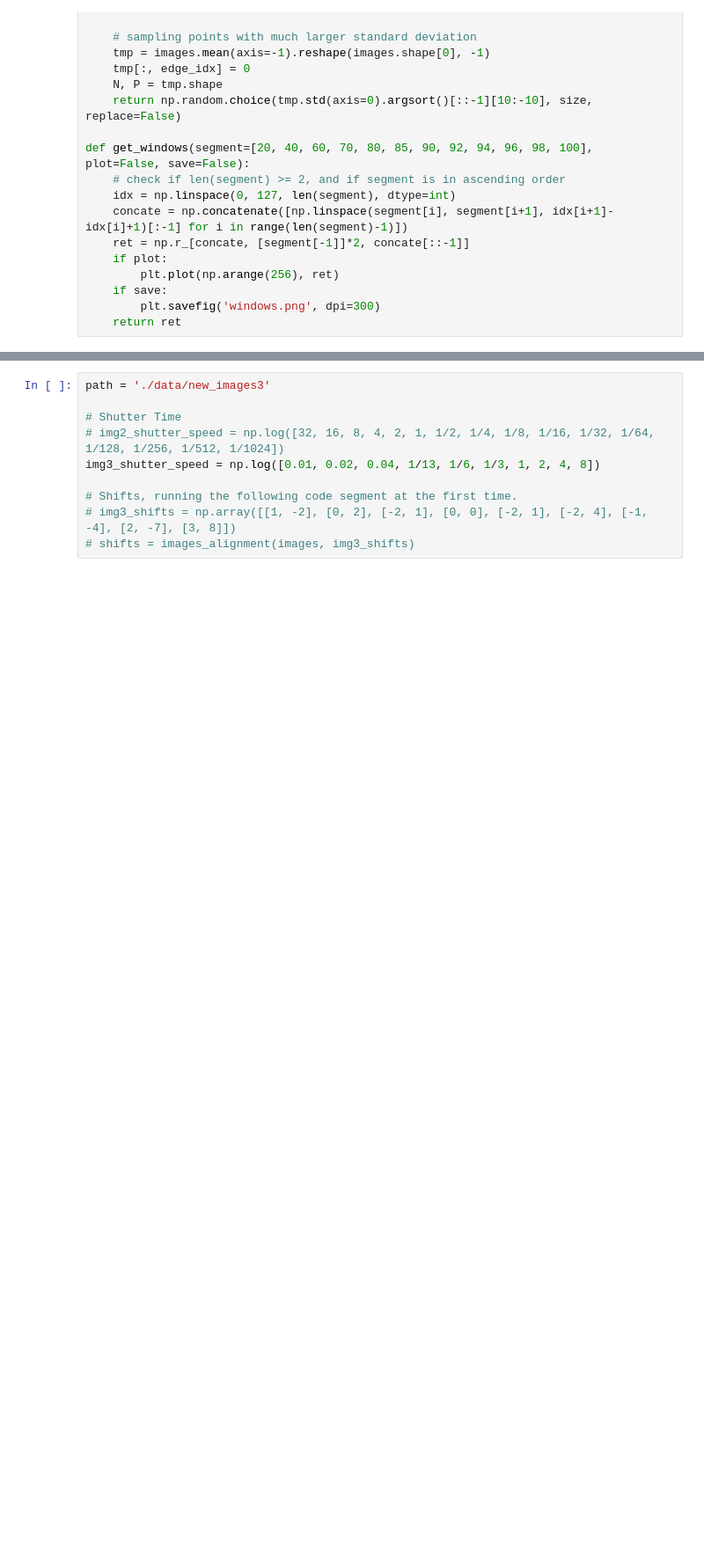
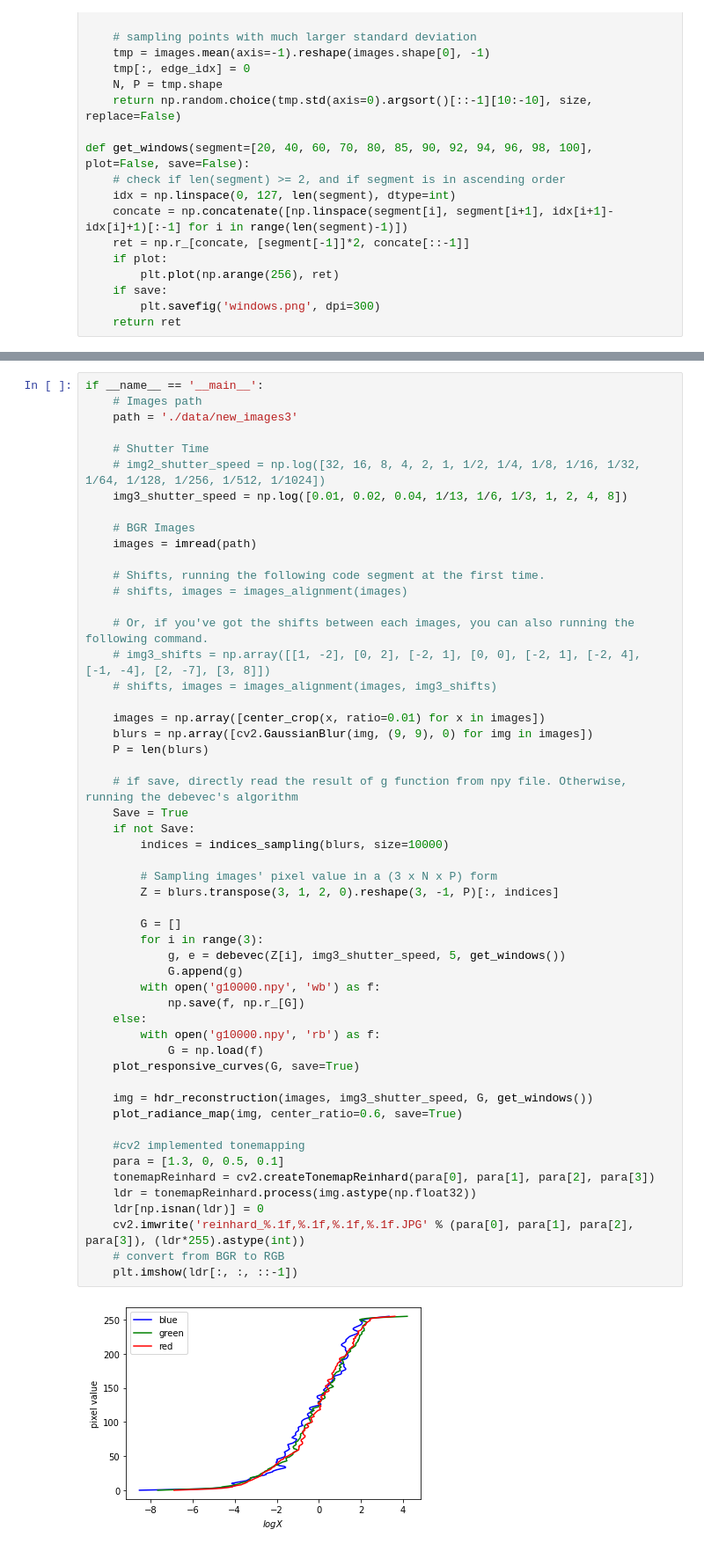
Before and after one commit to b05902105/NTU-VFX-2021-Spring, a Jupyter notebook: hw1/hw1.ipynb, the cells around one changed output, grey strips where cells are left out. Shown at 88% size. Drawn from its saved outputs; the diff is of its cells as text; blank space fills up the shorter version.

Commit message:
structurize the main function, add some comments

```diff
--- a/hw1/hw1.ipynb
+++ b/hw1/hw1.ipynb
@@ -184,10 +185,55 @@ def images_alignment(images, shifts=None):
 # %%
-path = './data/new_images3'
+if __name__ == '__main__':
+    # Images path
+    path = './data/new_images3'
 
-# Shutter Time
-# img2_shutter_speed = np.log([32, 16, 8, 4, 2, 1, 1/2, 1/4, 1/8, 1/16, 1/32, 1/64, 1/128, 1/256, 1/512, 1/1024])
-img3_shutter_speed = np.log([0.01, 0.02, 0.04, 1/13, 1/6, 1/3, 1, 2, 4, 8])
+    # Shutter Time
+    # img2_shutter_speed = np.log([32, 16, 8, 4, 2, 1, 1/2, 1/4, 1/8, 1/16, 1/32, 1/64, 1/128, 1/256, 1/512, 1/1024])
+    img3_shutter_speed = np.log([0.01, 0.02, 0.04, 1/13, 1/6, 1/3, 1, 2, 4, 8])
 
-# Shifts, running the following code segment at the first time.
-# img3_shifts = np.array([[1, -2], [0, 2], [-2, 1], [0, 0], [-2, 1], [-2, 4], [-1, -4], [2, -7], [3, 8]])
-# shifts = images_alignment(images, img3_shifts)
+    # BGR Images
+    images = imread(path)
+
+    # Shifts, running the following code segment at the first time.
+    # shifts, images = images_alignment(images)
+
+    # Or, if you've got the shifts between each images, you can also running the following command.
+    # img3_shifts = np.array([[1, -2], [0, 2], [-2, 1], [0, 0], [-2, 1], [-2, 4], [-1, -4], [2, -7], [3, 8]])
+    # shifts, images = images_alignment(images, img3_shifts)
+
+    images = np.array([center_crop(x, ratio=0.01) for x in images])
+    blurs = np.array([cv2.GaussianBlur(img, (9, 9), 0) for img in images])
+    P = len(blurs)
+
+    # if save, directly read the result of g function from npy file. Otherwise, running the debevec's algorithm
+    Save = True
+    if not Save:
+        indices = indices_sampling(blurs, size=10000)
+
+        # Sampling images' pixel value in a (3 x N x P) form
+        Z = blurs.transpose(3, 1, 2, 0).reshape(3, -1, P)[:, indices]
+
+        G = []
+        for i in range(3):
+            g, e = debevec(Z[i], img3_shutter_speed, 5, get_windows())
+            G.append(g)
+        with open('g10000.npy', 'wb') as f:
+            np.save(f, np.r_[G])
+    else:
+        with open('g10000.npy', 'rb') as f:
+            G = np.load(f)
+    plot_responsive_curves(G, save=True)
+
+    img = hdr_reconstruction(images, img3_shutter_speed, G, get_windows())
+    plot_radiance_map(img, center_ratio=0.6, save=True)
+
+    #cv2 implemented tonemapping
+    para = [1.3, 0, 0.5, 0.1]
+    tonemapReinhard = cv2.createTonemapReinhard(para[0], para[1], para[2], para[3])
+    ldr = tonemapReinhard.process(img.astype(np.float32))
+    ldr[np.isnan(ldr)] = 0
+    cv2.imwrite('reinhard_%.1f,%.1f,%.1f,%.1f.JPG' % (para[0], para[1], para[2], para[3]), (ldr*255).astype(int))
+    # convert from BGR to RGB
+    plt.imshow(ldr[:, :, ::-1])
+# %% [output]
+[figure, added]
```
Also changed, not shown: parts of 7 cells of this notebook.
